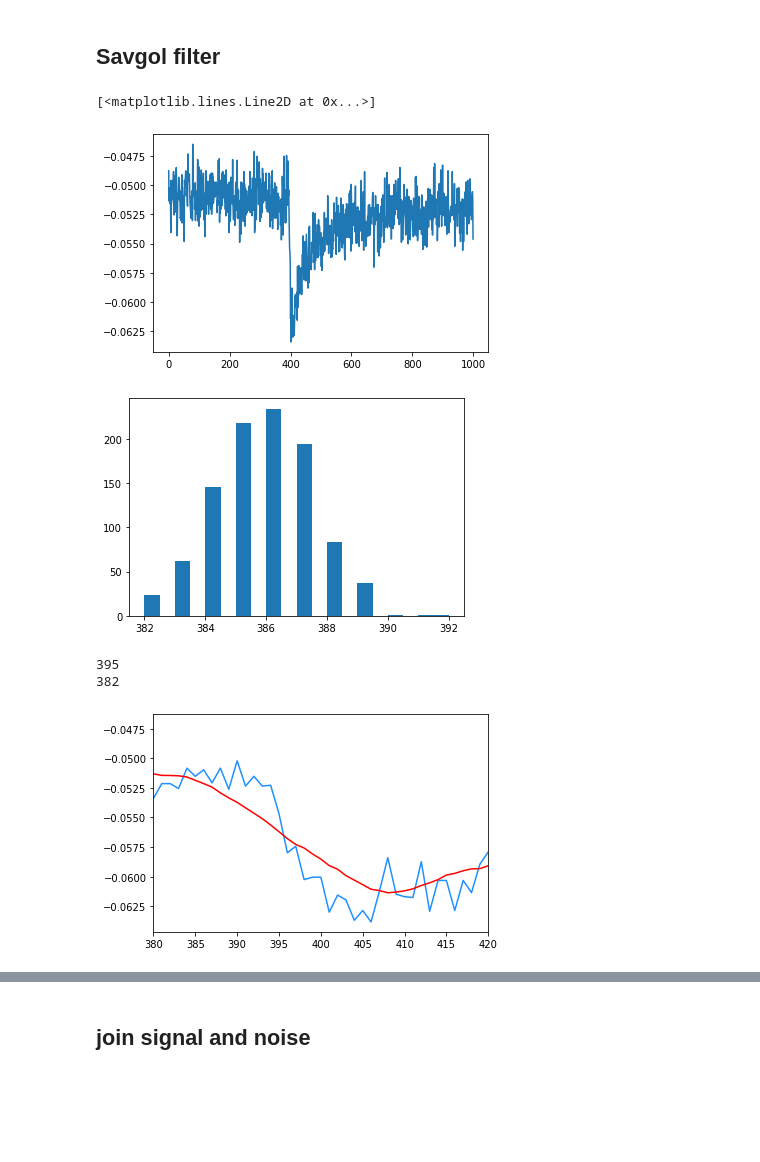
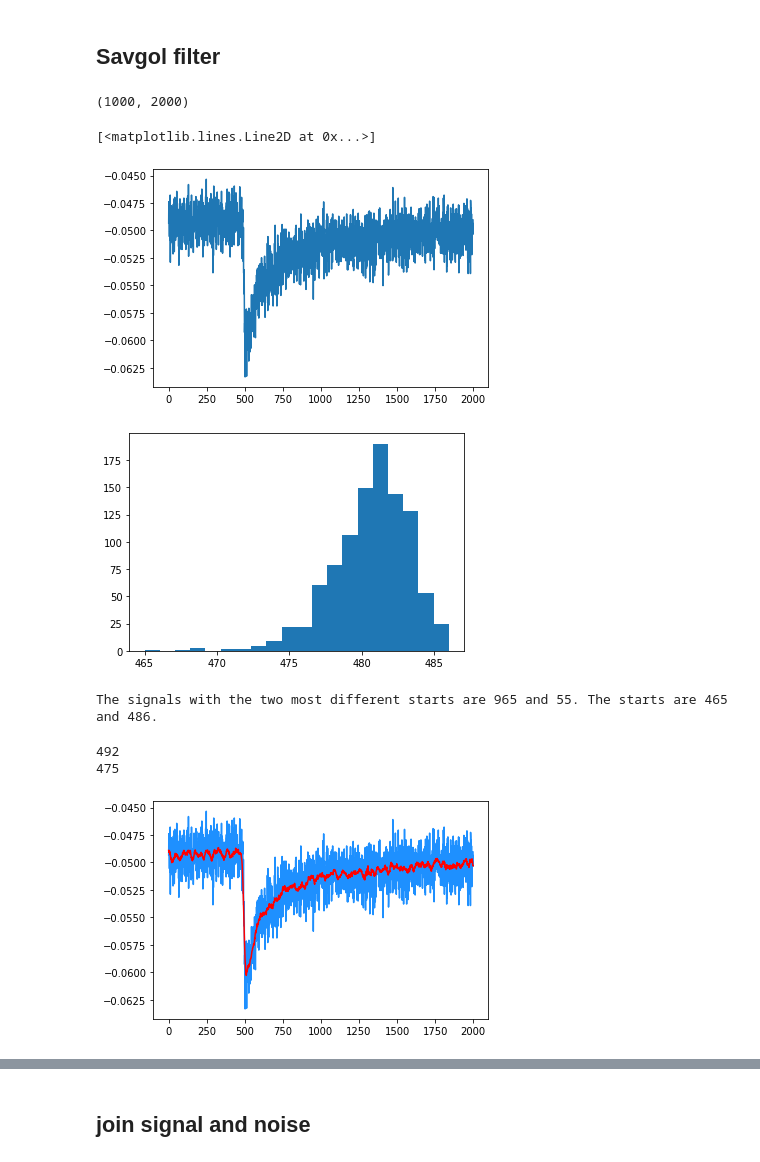
Before and after one commit to biqute/QTLab2122, a Jupyter notebook: SingleIRsource/scripts/analysis.ipynb, the cells around one changed output, grey strips where cells are left out. Cells and saved outputs as stored; diff of their text form; code cells hidden in the pictures; blank space fills up the shorter version.

```diff
--- a/SingleIRsource/scripts/analysis.ipynb
+++ b/SingleIRsource/scripts/analysis.ipynb
@@ -155,33 +234,42 @@ plt.scatter(np.linspace(0,len(Q[0])-1,len(Q[0])),Q[0], marker='.')
 # %%
 #upload data
 path  = '../data/raw/edge_acq/'
-file = 'acq_060522_174423.h5' #os.listdir(path)
+file = 'acq_060522_180656.h5'  #os.listdir(path)
 
 I1, Q1, t1, I2, Q2, t2 = get_hdf5_time(path + file)
+# %%
+np.array(I1).shape
+# %% [output]
+(1000, 2000)
 # %%
 #plot one signal
 plt.plot(Q1[0])
 #plt.xlim(450,550)
 # %% [output]
 [<matplotlib.lines.Line2D at 0x...>]
-[figure, old version]
+[figure, new version]
 # %%
 # apply the trigger and plot results
 # a histogram of the signals start indexes
-indexes = np.array(derivative_trigger_matrix(Q1, window_ma=9, wl=60, poly=4, polarity=-1))
+window_ma = 20
+indexes = np.array(derivative_trigger_matrix(Q1, window_ma=window_ma, wl=60, poly=4, polarity=-1))
 #indexes.sort()
 plt.hist(indexes, bins = 20)
 plt.show()
 nn = np.argmin(np.array(indexes))
 mm = np.argmax(np.array(indexes))
 # %% [output]
-[figure, old version]
+[figure, new version]
+# %%
+print('The signals with the two most different starts are %d and %d. The starts are %d and %d.' %(nn, mm, indexes[nn], indexes[mm]))
+# %% [output]
+The signals with the two most different starts are 965 and 55. The starts are 465 and 486.
 # %%
 # if a signal has a strange behavior, check here what happened
-ii = nn #mm
-window_ma = 21
+ii = 0 #mm
 weights = np.full((1, window_ma), 1/window_ma)
 moving_averages = convolve([Q1[ii]], weights, mode='mirror')
+
 first_derivative = np.gradient(moving_averages[0])
 std = np.std(first_derivative[0:100]) #100 will become a function of length and pos_ref in PXIe
 index_min = first_derivative.argmin()
@@ -195,9 +283,9 @@ print(index_min - rise_points)
 
 plt.plot(Q1[ii], color = 'dodgerblue')
 plt.plot(moving_averages[0], color='r')
-plt.xlim(380,420)
+#plt.xlim(450,500)
 plt.show()
 # %% [output]
-395
-382
+492
+475
-[figure, old version]
+[figure, new version]
```
Also changed, not shown: parts of 24 cells of this notebook, 5 other files.
